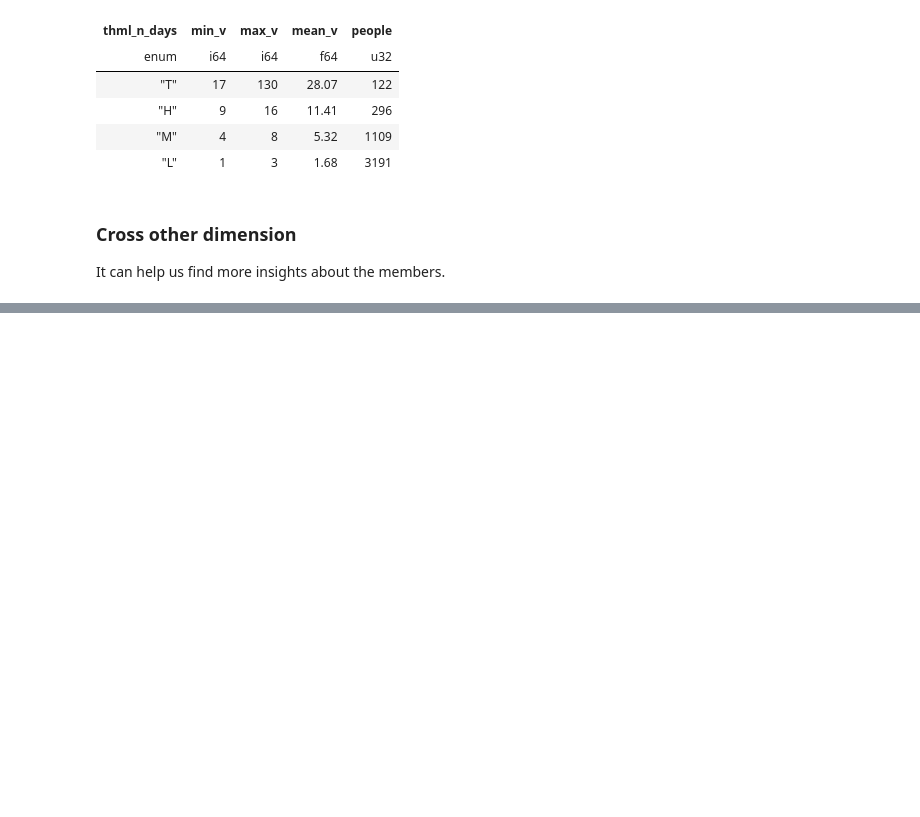
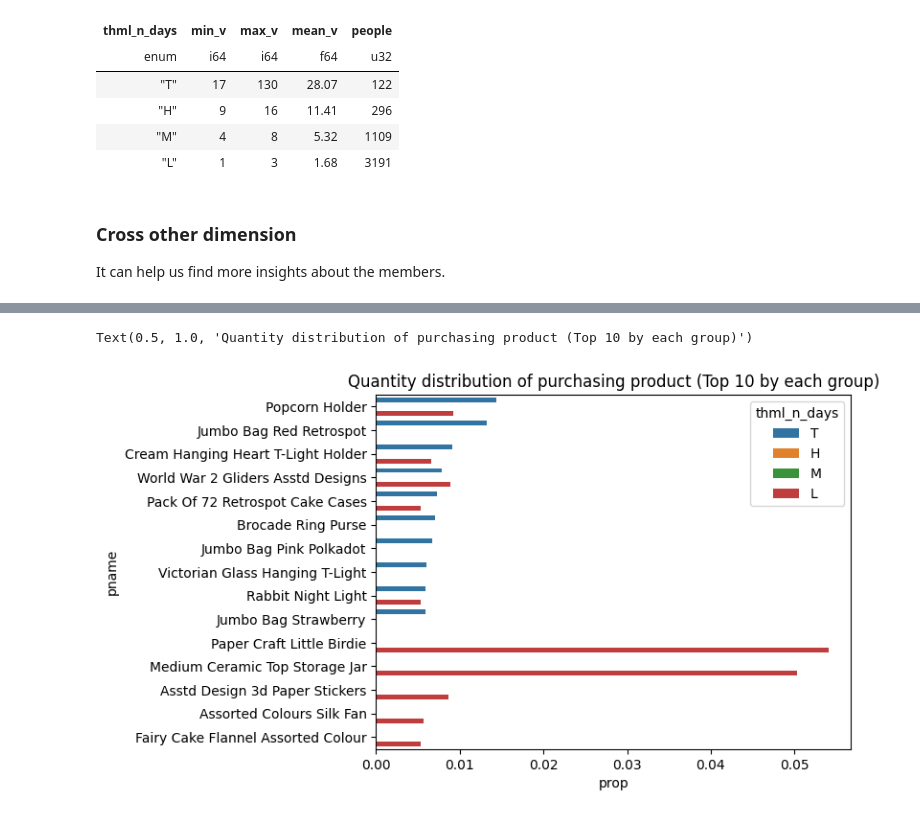
Before and after one commit to ddtwu/python_blog, a Jupyter notebook: 202409_01_categorize_a_continuous_variable/main_202409_01.ipynb, the cells around one changed output, grey strips where cells are left out. Cells and saved outputs as stored; diff of their text form; code cells hidden in the pictures; blank space fills up the shorter version.

```diff
--- a/202409_01_categorize_a_continuous_variable/main_202409_01.ipynb
+++ b/202409_01_categorize_a_continuous_variable/main_202409_01.ipynb
@@ -201,0 +173,28 @@ shape: (527_764, 9)
+# %%
+main_data = pl.read_csv('../data_source/kaggle_data/Sales_Transaction_v4a/main.csv', try_parse_dates = True)
+
+sub_rst = (
+    main_data
+    .join(
+        agg_uid.select('cust_id', 'thml_n_days'),
+        how = "left",
+        on = "cust_id"
+    )
+    .group_by('thml_n_days', 'pname')
+    .agg(
+        sum_quantity = pl.col('quantity').sum()
+    )
+    .with_columns(
+        prop = pl.col('sum_quantity')/pl.col('sum_quantity').sum().over('thml_n_days'),
+        seq = pl.col('sum_quantity').rank(descending = True).over('thml_n_days')
+    )
+    .sort(by = ['thml_n_days', 'sum_quantity'], descending = [False, True])
+    .filter(pl.col('seq') <= 10)
+)
+# %%
+tmp_data = sub_rst.filter(pl.col('thml_n_days').is_in(['T','L']))
+g = sb.barplot(data = tmp_data, x = "prop", y = "pname", hue = "thml_n_days")
+g.set_title("Quantity distribution of purchasing product (Top 10 by each group)")
+# %% [output]
+Text(0.5, 1.0, 'Quantity distribution of purchasing product (Top 10 by each group)')
+[figure, added]
```
Also changed, not shown: parts of 7 cells of this notebook, 2 other files.
